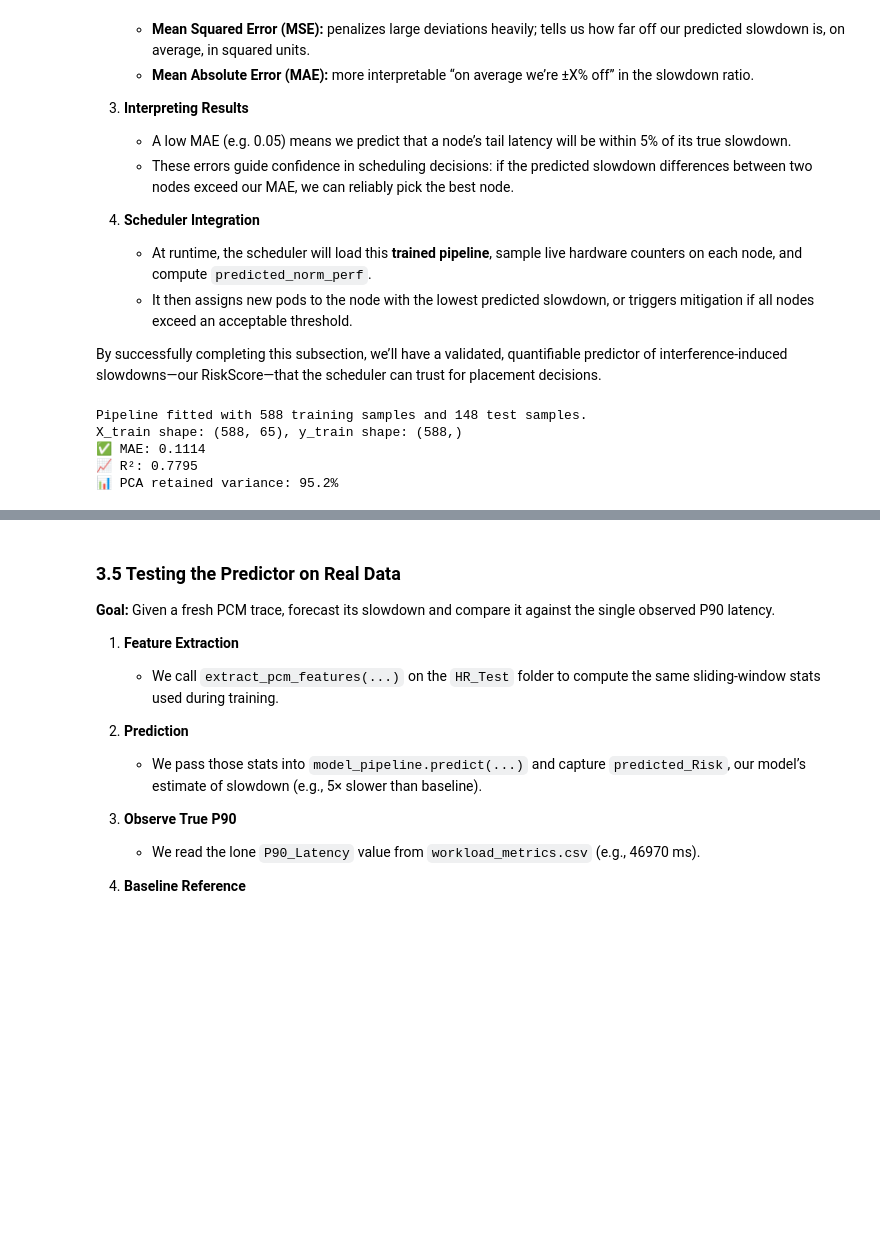
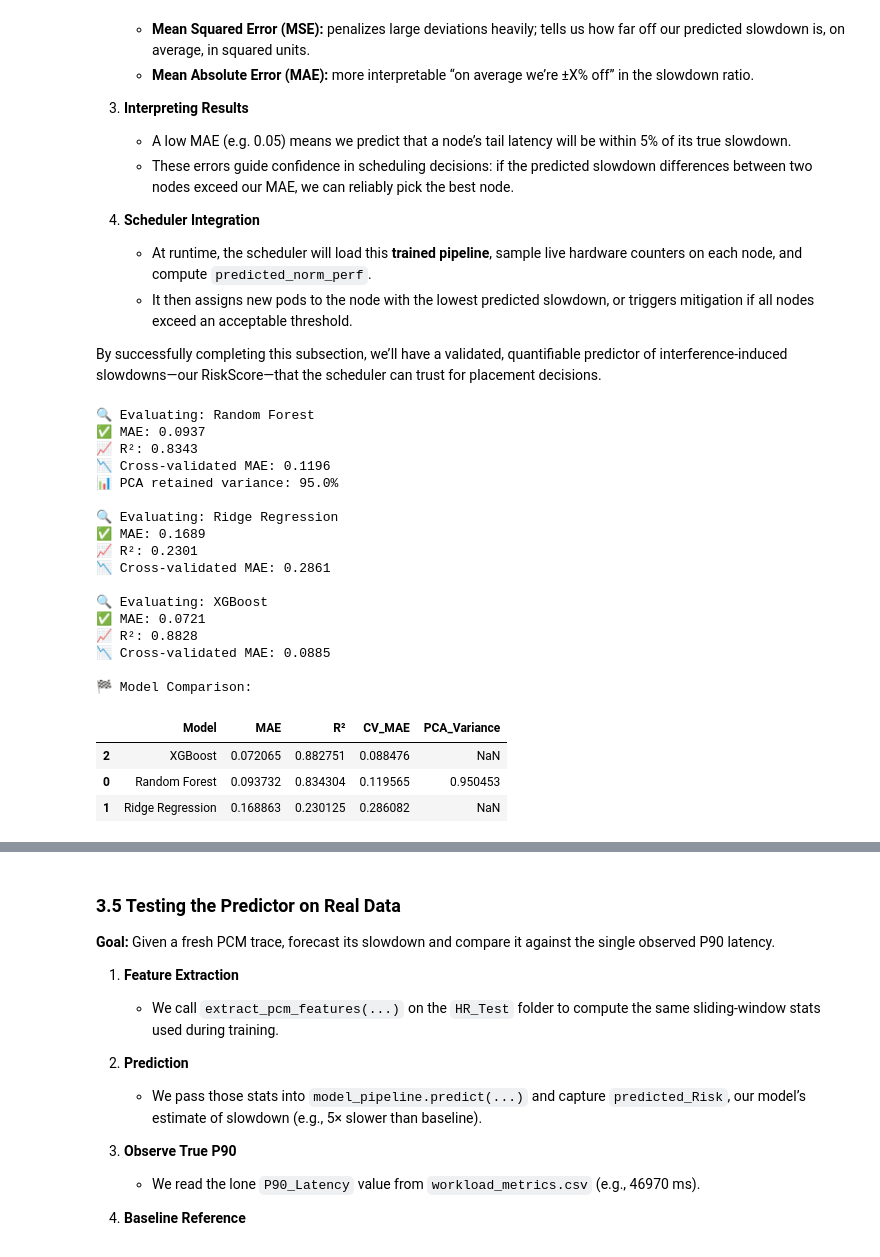
Before and after one commit to georgakopoulosgeo/Interference_Thesis_NTUA, a Jupyter notebook: profiling/slowdown_predictor.ipynb, the cells around one changed output, grey strips where cells are left out. Cells and saved outputs as stored; diff of their text form; code cells hidden in the pictures; blank space fills up the shorter version.

```diff
--- a/profiling/slowdown_predictor.ipynb
+++ b/profiling/slowdown_predictor.ipynb
@@ -843,29 +858,68 @@ Assess how well our pipeline predicts the normalized slowdown (`norm_perf`) on i
 
 By successfully completing this subsection, we’ll have a validated, quantifiable predictor of interference-induced slowdowns—our RiskScore—that the scheduler can trust for placement decisions.
 # %%
-# 1. Train/Test split
+# 3. Train/Test split
 X_train, X_test, y_train, y_test = train_test_split(X, y, test_size=0.2, random_state=42)
 
-# 2. Fit pipeline
-pipeline.fit(X_train, y_train)
+# 4. Evaluate each pipeline
+results = []
 
-print(f"Pipeline fitted with {len(X_train)} training samples and {len(X_test)} test samples.")
-print(f"X_train shape: {X_train.shape}, y_train shape: {y_train.shape}")
-# 3. Predict and evaluate
-y_pred = pipeline.predict(X_test)
-mae = mean_absolute_error(y_test, y_pred)
-r2 = r2_score(y_test, y_pred)
+for name, model in pipelines.items():
+    print(f"\n🔍 Evaluating: {name}")
 
-# 4. PCA variance retention
-explained_variance = pipeline.named_steps['pca'].explained_variance_ratio_.sum()
+    model.fit(X_train, y_train)
+    y_pred = model.predict(X_test)
 
-# 5. Output results
-print(f"✅ MAE: {mae:.4f}")
-print(f"📈 R²: {r2:.4f}")
-print(f"📊 PCA retained variance: {explained_variance:.1%}")
+    mae = mean_absolute_error(y_test, y_pred)
+    r2 = r2_score(y_test, y_pred)
+
+    # PCA explained variance (only available in the RF pipeline)
+    if name == "Random Forest":
+        explained_var = model.named_steps['pca'].explained_variance_ratio_.sum()
+    else:
+        explained_var = None
+
+    # Cross-validated MAE
+    cv_scores = cross_val_score(model, X, y, cv=5, scoring='neg_mean_absolute_error')
+    cv_mae = -cv_scores.mean()
+
+    print(f"✅ MAE: {mae:.4f}")
+    print(f"📈 R²: {r2:.4f}")
+    print(f"📉 Cross-validated MAE: {cv_mae:.4f}")
+    if explained_var is not None:
+        print(f"📊 PCA retained variance: {explained_var:.1%}")
+
+    results.append({
+        "Model": name,
+        "MAE": mae,
+        "R²": r2,
+        "CV_MAE": cv_mae,
+        "PCA_Variance": explained_var
+    })
+
+# 5. Show comparison table
+df_results = pd.DataFrame(results).sort_values(by="R²", ascending=False)
+print("\n🏁 Model Comparison:")
+display(df_results)
 # %% [output]
-Pipeline fitted with 588 training samples and 148 test samples.
-X_train shape: (588, 65), y_train shape: (588,)
-✅ MAE: 0.1114
-📈 R²: 0.7795
-📊 PCA retained variance: 95.2%
+🔍 Evaluating: Random Forest
+✅ MAE: 0.0937
+📈 R²: 0.8343
+📉 Cross-validated MAE: 0.1196
+📊 PCA retained variance: 95.0%
+
+🔍 Evaluating: Ridge Regression
+✅ MAE: 0.1689
+📈 R²: 0.2301
+📉 Cross-validated MAE: 0.2861
+
+🔍 Evaluating: XGBoost
+✅ MAE: 0.0721
+📈 R²: 0.8828
+📉 Cross-validated MAE: 0.0885
+
+🏁 Model Comparison:
+|  | Model | MAE | R² | CV_MAE | PCA_Variance |
+| 2 | XGBoost | 0.072065 | 0.882751 | 0.088476 | NaN |
+| 0 | Random Forest | 0.093732 | 0.834304 | 0.119565 | 0.950453 |
+| 1 | Ridge Regression | 0.168863 | 0.230125 | 0.286082 | NaN |
```
Also changed, not shown: parts of 17 cells of this notebook, 5 other files.
